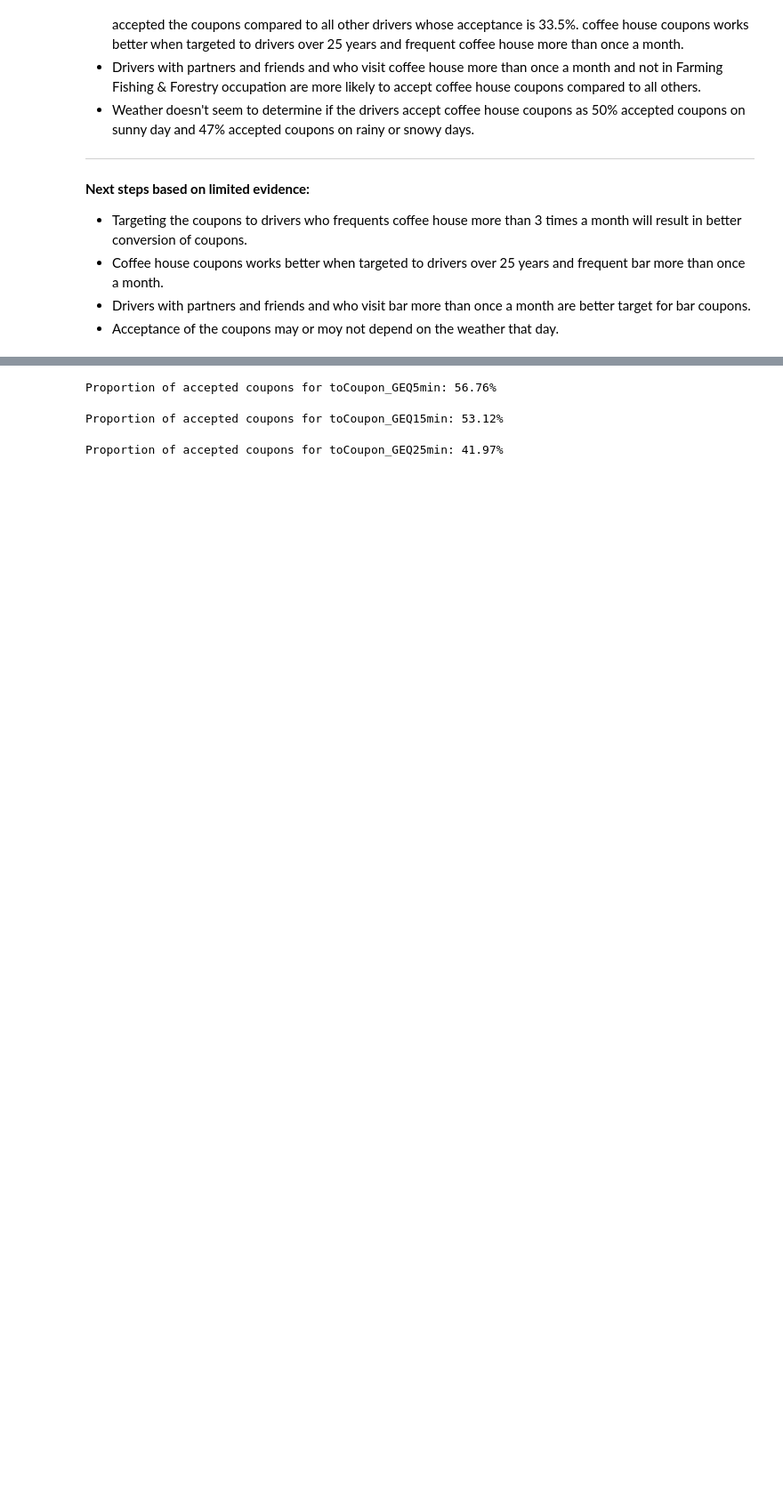
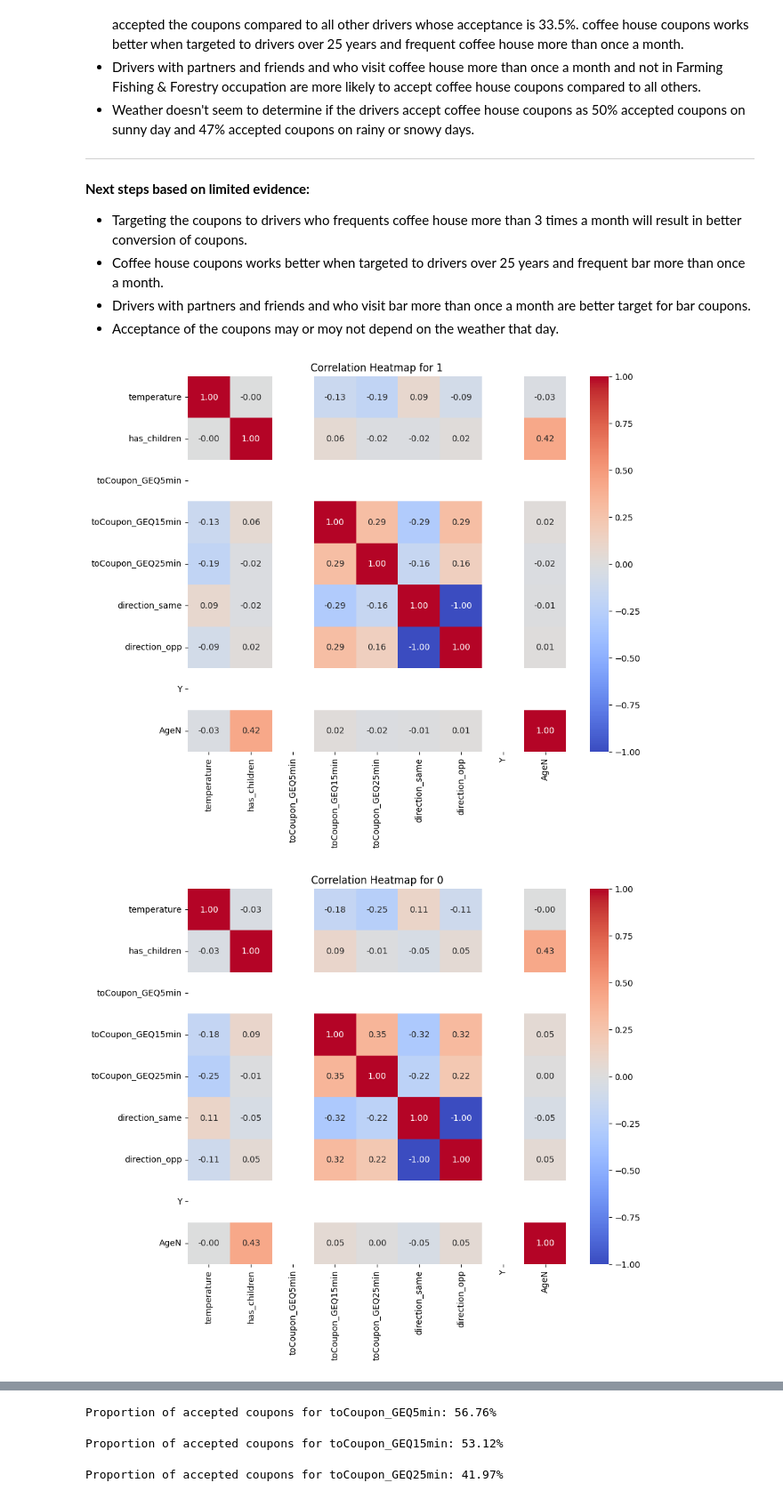
Before and after one commit to khushboochandra07/coupon-data-analysis, a Jupyter notebook: jupyternotebook/1_exploratory_analysis_coupons.ipynb, the cells around one changed output, grey strips where cells are left out. Shown at 89% size. Cells and saved outputs as stored; diff of their text form; code cells hidden in the pictures; blank space fills up the shorter version.

```diff
--- a/jupyternotebook/1_exploratory_analysis_coupons.ipynb
+++ b/jupyternotebook/1_exploratory_analysis_coupons.ipynb
@@ -626,6 +626,23 @@ Proportion of accepted coffee house coupons on other day: 47.16%
 *   Coffee house coupons works better when targeted to drivers over 25 years and frequent bar more than once a month.
 *   Drivers with partners and friends and who visit bar more than once a month are better target for bar coupons.
 *   Acceptance of the coupons may or moy not depend on the weather that day.
+# %%
+classtypes = data['Y'].unique()
+
+# Loop through each class to plot a heatmap of correlation matrix
+for credit_class in classtypes:
+    # Filter the DataFrame for the current class
+    subset_df = data[data['Y'] == credit_class]
+    numerical_subset_df = subset_df.select_dtypes(include=['int64', 'float64'])
+    corr = numerical_subset_df.corr()
+
+    plt.figure(figsize=(10, 8))  # Adjust the size as needed
+    sns.heatmap(corr, annot=True, cmap='coolwarm', fmt=".2f")
+    plt.title(f'Correlation Heatmap for {credit_class}')
+    plt.show()
+# %% [output]
+[figure, added]
+[figure, added]
 # %%
 categorical_columns = data.select_dtypes(include=['object', 'category']).columns  # Adjust as necessary
 
```
Also changed, not shown: parts of 2 cells of this notebook, 1 other file.
